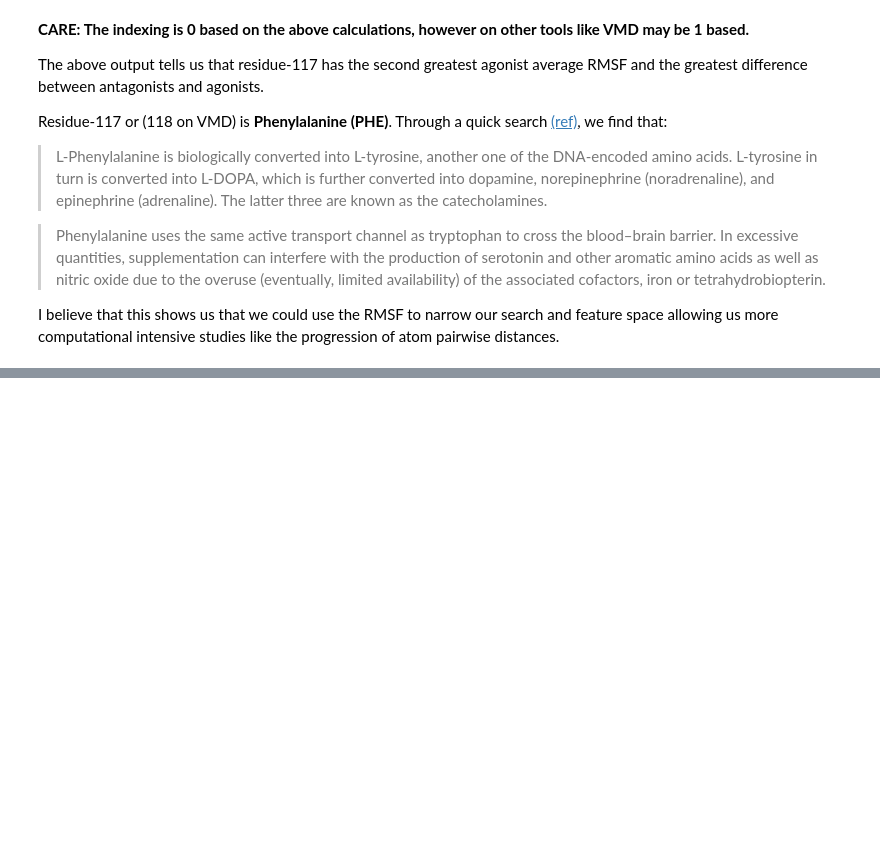
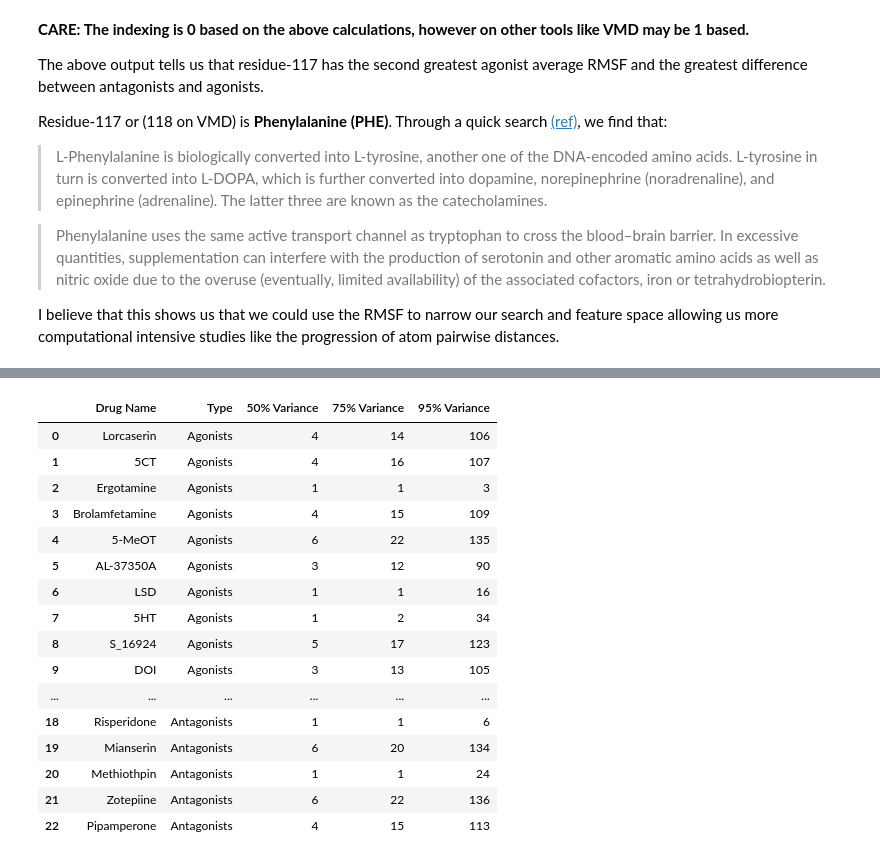
Before and after one commit to MikeXydas/MDSimsEval, a Jupyter notebook: MD_Analysis/AnalysisPipeline.ipynb, the cells around one changed output, grey strips where cells are left out. Saved outputs shown, nothing was run; the diff lists cells and outputs as text; code cells hidden in the pictures; blank space fills up the shorter version.

```diff
--- a/MD_Analysis/AnalysisPipeline.ipynb
+++ b/MD_Analysis/AnalysisPipeline.ipynb
@@ -643,0 +690,50 @@ I first plot the scree plots to examine the variance acquired for each component
+# %%
+# Get the PCs that give us 50%, 75%, 95% variance for each drug
+pca_df = pd.DataFrame(columns=['Drug Name', 'Type', '50% Variance', '75% Variance', '95% Variance'])
+
+def populate_variance_showcase_df(drug_type, inp_df):
+    '''
+    Creates a DataFrame having for each drug the number of PCs needed in order to have 50%, 75% and 95% variance
+
+    Args:
+        drug_type (str): 'Agonists' or 'Antagonists'
+        inp_df (pd.DataFrame): The column names initialized empty Dataframe or the output of a call of this method
+
+    Returns:
+        pd.DataFrame: The inp_df in which we appended info about the drug type we specified
+    '''
+    for which_drug in analysis_actors_dict[drug_type]:
+        pca_var_row = pd.DataFrame([[
+            which_drug[1].drug_name,
+            drug_type,
+            np.where(which_drug[1].pca_res.cumulated_variance > 0.5)[0][0] + 1,    # We +1 since the np.where will return
+            np.where(which_drug[1].pca_res.cumulated_variance > 0.75)[0][0] + 1,   # the 0 based index of the PC
+            np.where(which_drug[1].pca_res.cumulated_variance > 0.95)[0][0] + 1]
+        ], columns=['Drug Name', 'Type', '50% Variance', '75% Variance', '95% Variance'])
+        inp_df = inp_df.append(pca_var_row, ignore_index=True)
+
+    return inp_df
+
+
+pca_df = populate_variance_showcase_df('Agonists', pca_df)
+pca_df = populate_variance_showcase_df('Antagonists', pca_df)
+
+display(pca_df)
+# %% [output]
+|  | Drug Name | Type | 50% Variance | 75% Variance | 95% Variance |
+| 0 | Lorcaserin | Agonists | 4 | 14 | 106 |
+| 1 | 5CT | Agonists | 4 | 16 | 107 |
+| 2 | Ergotamine | Agonists | 1 | 1 | 3 |
+| 3 | Brolamfetamine | Agonists | 4 | 15 | 109 |
+| 4 | 5-MeOT | Agonists | 6 | 22 | 135 |
+| 5 | AL-37350A | Agonists | 3 | 12 | 90 |
+| 6 | LSD | Agonists | 1 | 1 | 16 |
+| 7 | 5HT | Agonists | 1 | 2 | 34 |
+| 8 | S_16924 | Agonists | 5 | 17 | 123 |
+| 9 | DOI | Agonists | 3 | 13 | 105 |
+| ... | ... | ... | ... | ... | ... |
+| 18 | Risperidone | Antagonists | 1 | 1 | 6 |
+| 19 | Mianserin | Antagonists | 6 | 20 | 134 |
+| 20 | Methiothpin | Antagonists | 1 | 1 | 24 |
+| 21 | Zotepiine | Antagonists | 6 | 22 | 136 |
+| 22 | Pipamperone | Antagonists | 4 | 15 | 113 |
```
Also changed, not shown: parts of 7 cells of this notebook.
